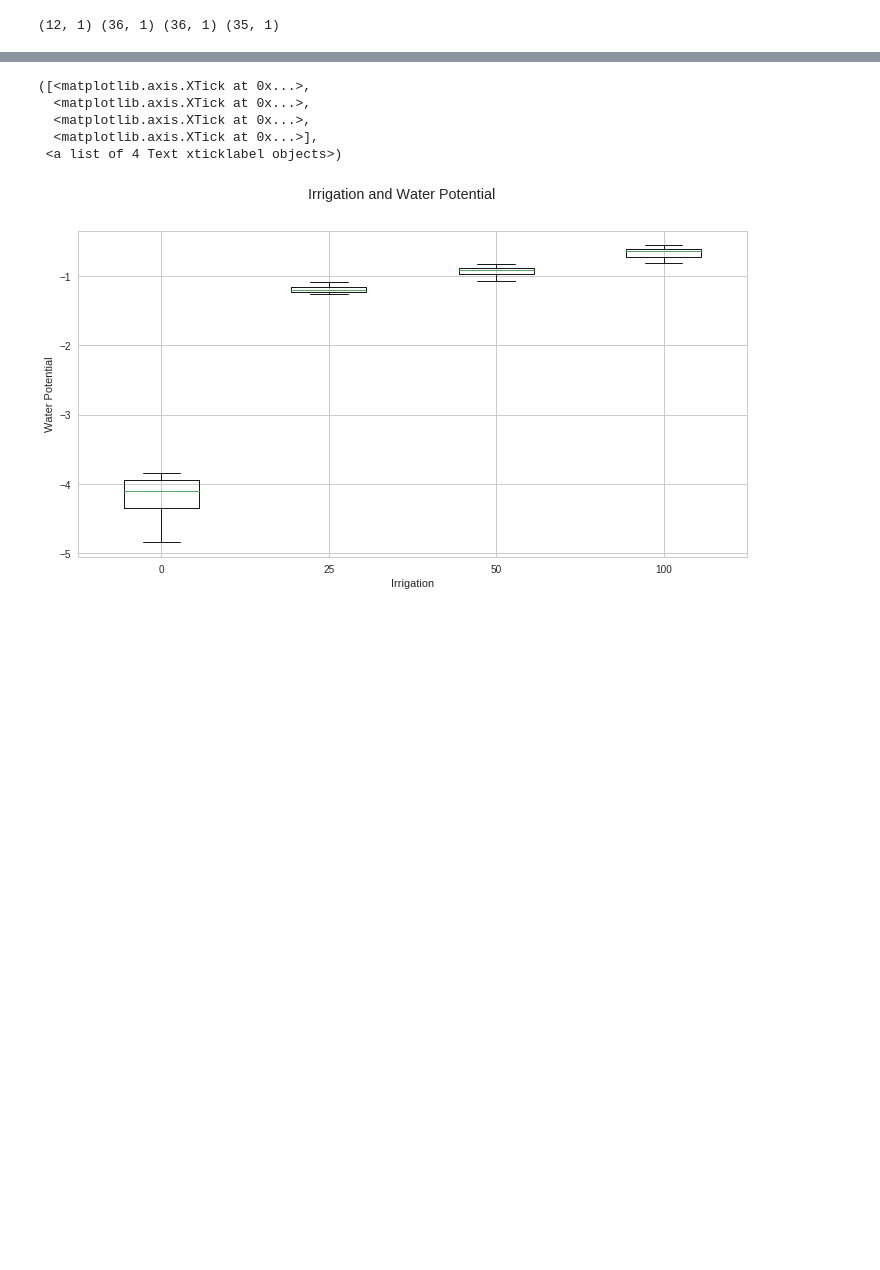
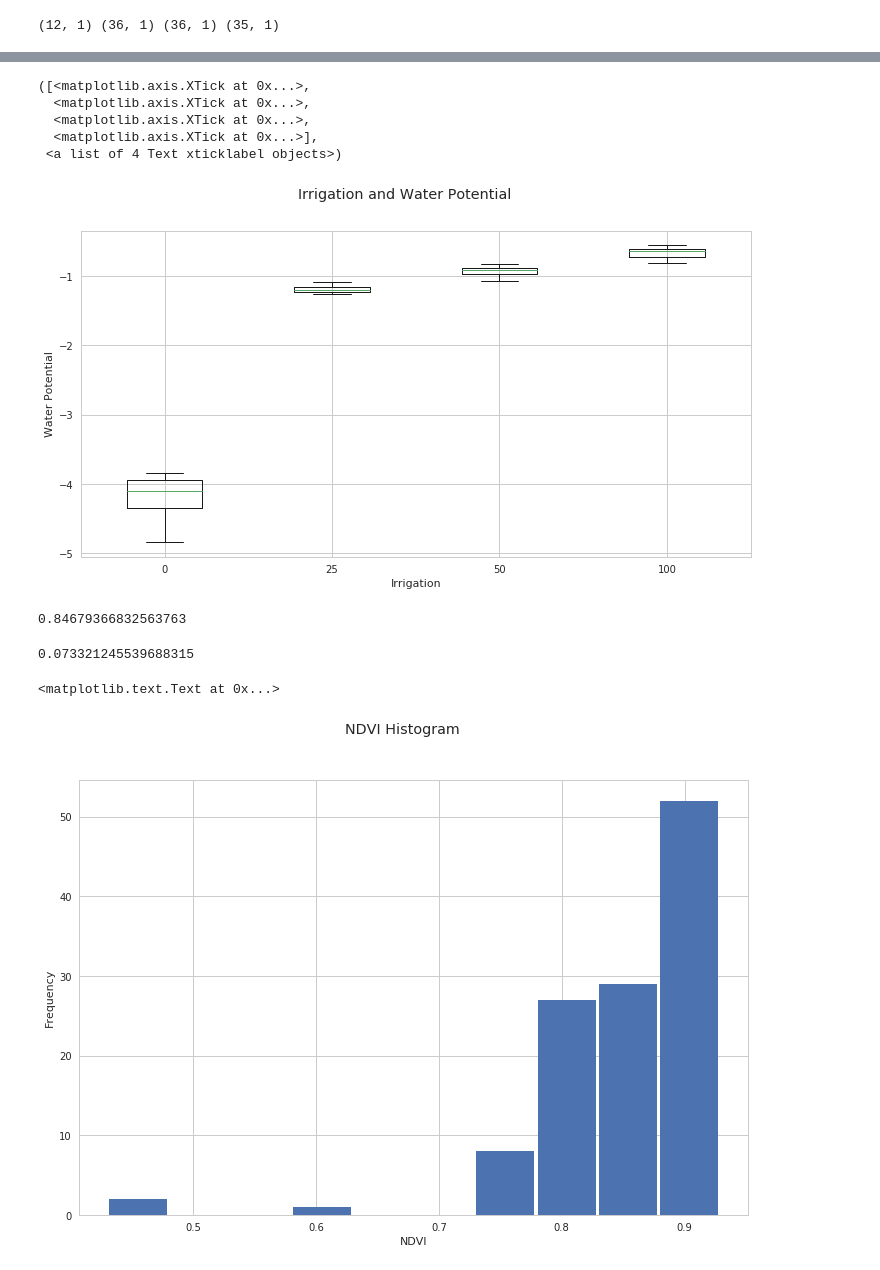
Before and after one commit to cheripai/thesis, a Jupyter notebook: notebooks/IR_Distribution.ipynb, the cells around one changed output, grey strips where cells are left out. Saved outputs shown, nothing was run; the diff lists cells and outputs as text; code cells hidden in the pictures; blank space fills up the shorter version.

```diff
--- a/notebooks/IR_Distribution.ipynb
+++ b/notebooks/IR_Distribution.ipynb
@@ -5,11 +5,16 @@ import matplotlib
 import pandas as pd
 import seaborn as sns
 import matplotlib.pyplot as plt
+import os
+import sys
 from sklearn.metrics import accuracy_score
 from sklearn.utils import shuffle
+module_path = os.path.abspath(os.path.join('..'))
+if module_path not in sys.path:
+    sys.path.append(module_path)
 from utils.average_spectra import average_dataframe
 sns.set(style="whitegrid", color_codes=True)
-plt.rcParams['figure.figsize'] = (12, 6)
+plt.rcParams['figure.figsize'] = (12, 8)
 # %%
 ndvi_31 = pd.read_csv("../data/NDVI/Lettuce_2017-03-31.csv", header=None)
 ndvi_07 = pd.read_csv("../data/NDVI/Lettuce_2017-04-07.csv", header=None)
@@ -61,4 +66,21 @@ plt.xticks([1, 2, 3, 4], [0, 25, 50, 100])
   <matplotlib.axis.XTick at 0x...>,
   <matplotlib.axis.XTick at 0x...>],
  <a list of 4 Text xticklabel objects>)
-[figure, old version]
+[figure, new version]
+# %%
+ndvi.mean()
+# %% [output]
+0.84679366832563763
+# %%
+ndvi.std()
+# %% [output]
+0.073321245539688315
+# %%
+fig = plt.figure()
+plt.hist(ndvi, rwidth=0.95)
+fig.suptitle("NDVI Histogram")
+plt.xlabel("NDVI")
+plt.ylabel("Frequency")
+# %% [output]
+<matplotlib.text.Text at 0x...>
+[figure, added]
```
Also changed, not shown: parts of 1 cell of this notebook, 1 other file.
